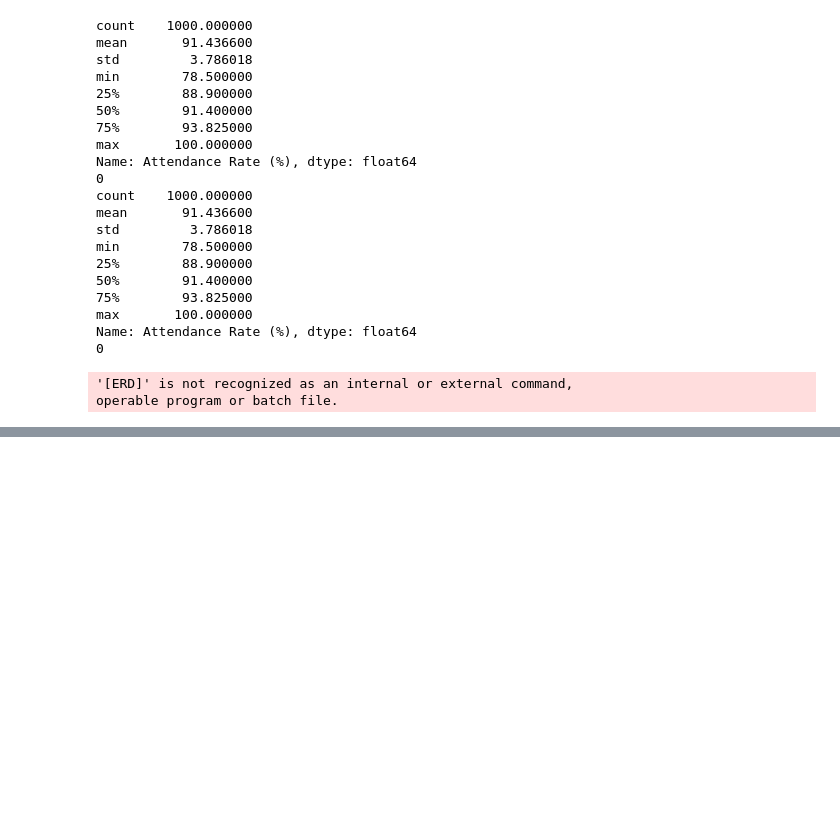
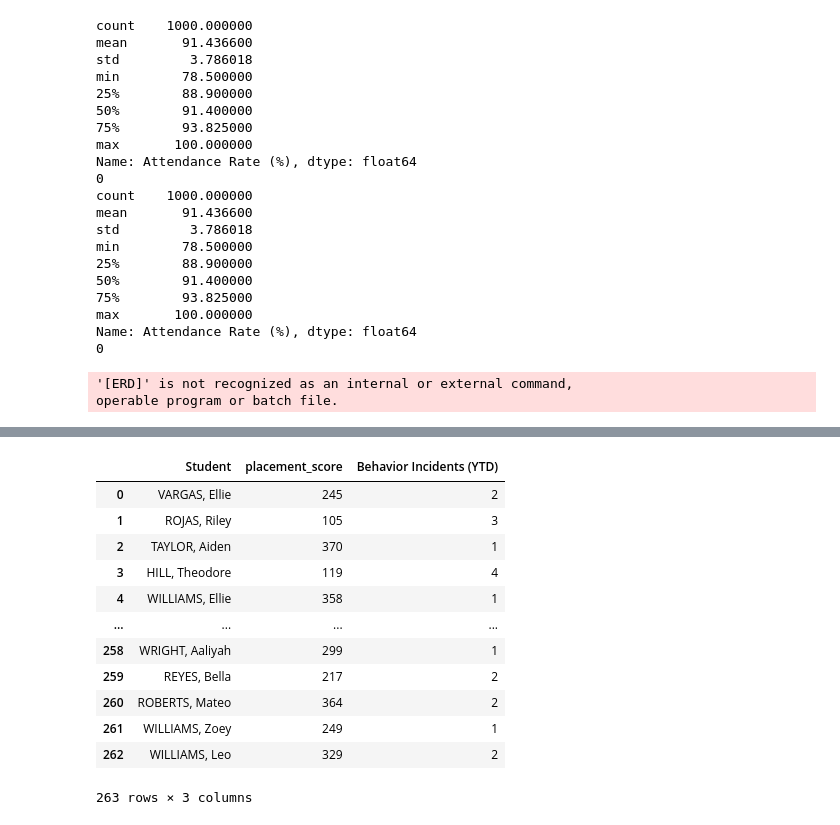
Before and after one commit to peklein1/Tracking-Progress-Throughout-Elementary-School, a Jupyter notebook: Notebooks/schooldata.ipynb, the cells around one changed output, grey strips where cells are left out. Drawn from its saved outputs; the diff is of its cells as text; code cells hidden in the pictures; blank space fills up the shorter version.

```diff
--- a/Notebooks/schooldata.ipynb
+++ b/Notebooks/schooldata.ipynb
@@ -754,0 +802,21 @@ with sqlite3.connect("data/school_progress.db") as conn:
+# %%
+pd.read_sql("""
+SELECT "Student", placement_score, "Behavior Incidents (YTD)"
+FROM student_diagnostics
+WHERE placement_score < (SELECT AVG(placement_score) FROM student_diagnostics)
+    AND "Behavior Incidents (YTD)" > 0
+""", conn)
+# %% [output]
+|  | Student | placement_score | Behavior Incidents (YTD) |
+| 0 | VARGAS, Ellie | 245 | 2 |
+| 1 | ROJAS, Riley | 105 | 3 |
+| 2 | TAYLOR, Aiden | 370 | 1 |
+| 3 | HILL, Theodore | 119 | 4 |
+| 4 | WILLIAMS, Ellie | 358 | 1 |
+| ... | ... | ... | ... |
+| 258 | WRIGHT, Aaliyah | 299 | 1 |
+| 259 | REYES, Bella | 217 | 2 |
+| 260 | ROBERTS, Mateo | 364 | 2 |
+| 261 | WILLIAMS, Zoey | 249 | 1 |
+| 262 | WILLIAMS, Leo | 329 | 2 |
+263 rows × 3 columns
```
Also changed, not shown: parts of 2 cells of this notebook.
